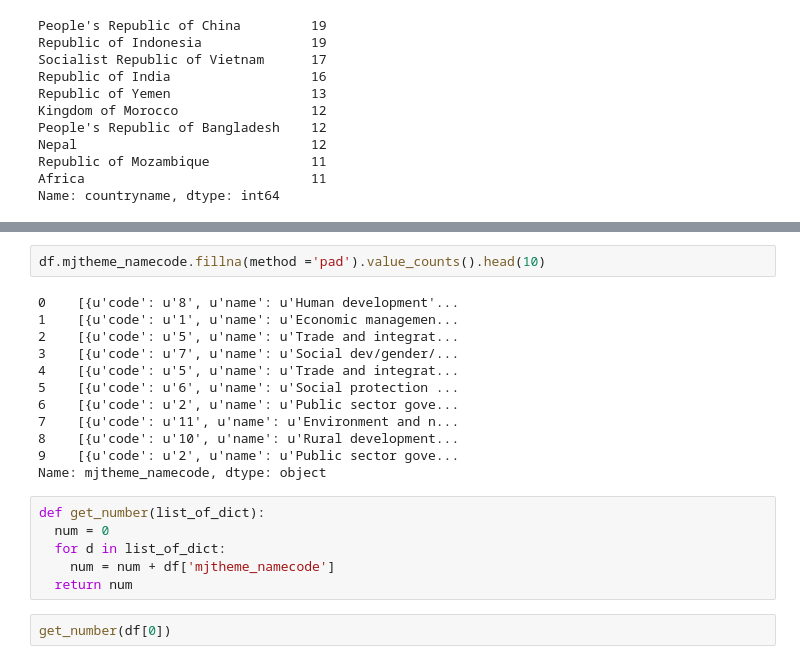
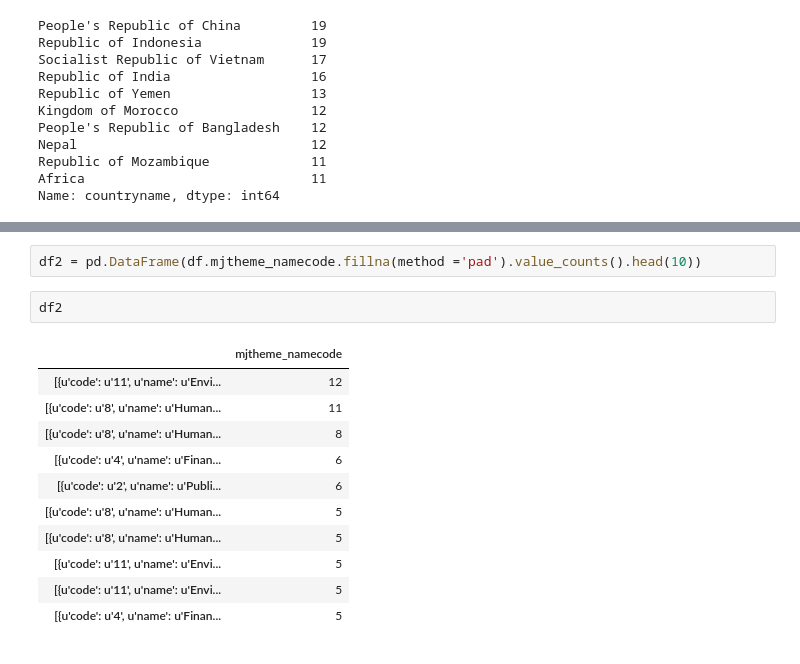
Before and after one commit to EnesGokceDS/Data_Wrangling, a Jupyter notebook: sliderule_dsi_json_exercise_checkpoint.ipynb, the cells around one changed output, grey strips where cells are left out. Drawn from its saved outputs; the diff is of its cells as text.

```diff
--- a/sliderule_dsi_json_exercise_checkpoint.ipynb
+++ b/sliderule_dsi_json_exercise_checkpoint.ipynb
@@ -130,22 +130,16 @@ Name: mjtheme_namecode, dtype: int64
 # %%
-df.mjtheme_namecode.fillna(method ='pad').value_counts().head(10)
+df2 = pd.DataFrame(df.mjtheme_namecode.fillna(method ='pad').value_counts().head(10))
-# %% [output]
-0    [{u'code': u'8', u'name': u'Human development'...
-1    [{u'code': u'1', u'name': u'Economic managemen...
-2    [{u'code': u'5', u'name': u'Trade and integrat...
-3    [{u'code': u'7', u'name': u'Social dev/gender/...
-4    [{u'code': u'5', u'name': u'Trade and integrat...
-5    [{u'code': u'6', u'name': u'Social protection ...
-6    [{u'code': u'2', u'name': u'Public sector gove...
-7    [{u'code': u'11', u'name': u'Environment and n...
-8    [{u'code': u'10', u'name': u'Rural development...
-9    [{u'code': u'2', u'name': u'Public sector gove...
-Name: mjtheme_namecode, dtype: object
-# %%
-def get_number(list_of_dict):
-  num = 0
-  for d in list_of_dict:
-    num = num + df['mjtheme_namecode']
-  return num
-# %%
-get_number(df[0])
+# %%
+df2
+# %% [output]
+|  | mjtheme_namecode |
+| [{u'code': u'11', u'name': u'Envi... | 12 |
+| [{u'code': u'8', u'name': u'Human... | 11 |
+| [{u'code': u'8', u'name': u'Human... | 8 |
+| [{u'code': u'4', u'name': u'Finan... | 6 |
+| [{u'code': u'2', u'name': u'Publi... | 6 |
+| [{u'code': u'8', u'name': u'Human... | 5 |
+| [{u'code': u'8', u'name': u'Human... | 5 |
+| [{u'code': u'11', u'name': u'Envi... | 5 |
+| [{u'code': u'11', u'name': u'Envi... | 5 |
+| [{u'code': u'4', u'name': u'Finan... | 5 |
```
Also changed, not shown: parts of 3 cells of this notebook.
